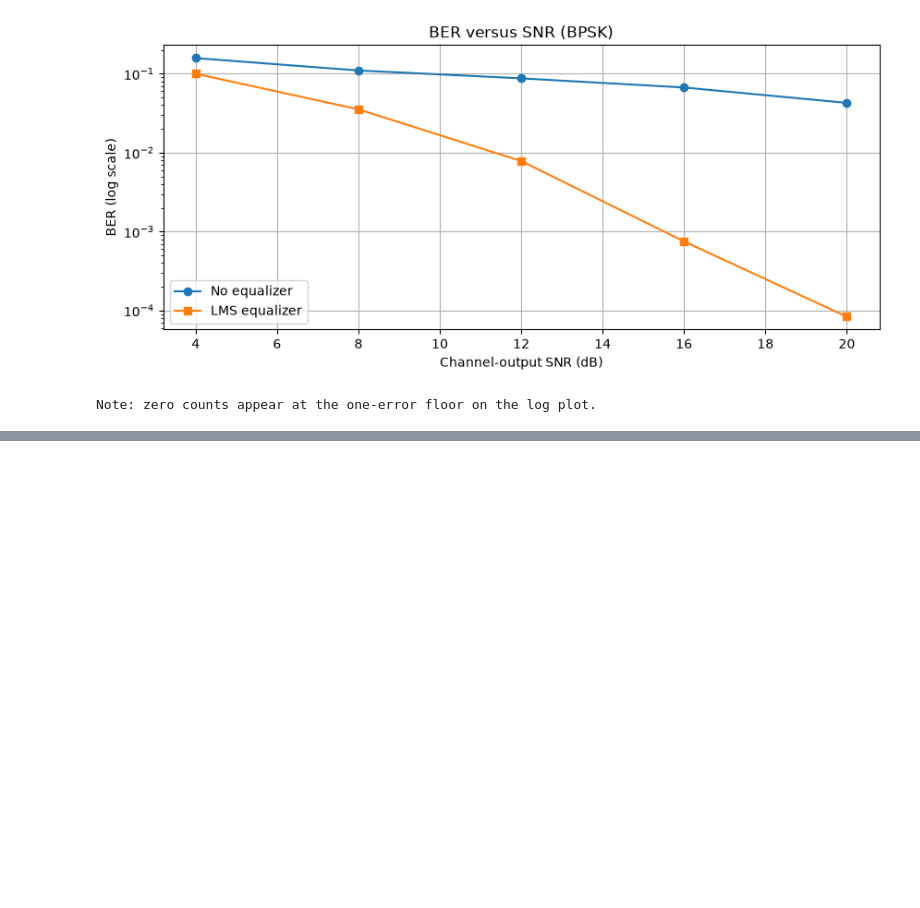
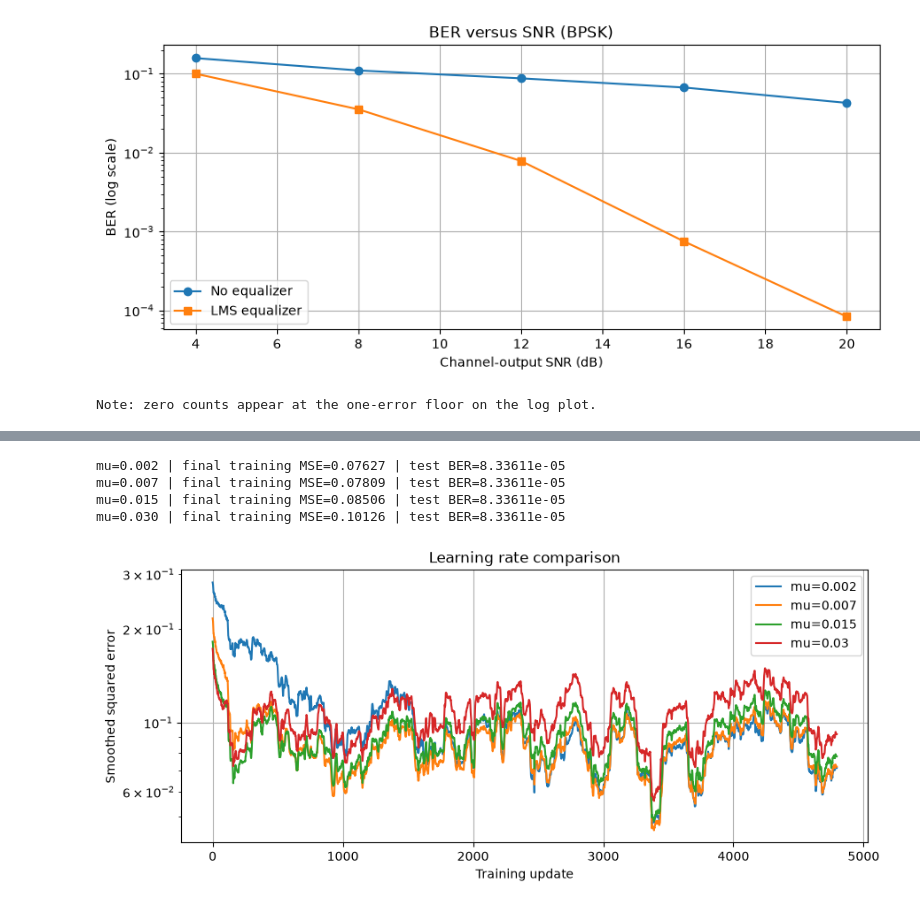
Before and after one commit to R1999T/cmsp_lms_project, a Jupyter notebook: LMS.ipynb, the cells around one changed output, grey strips where cells are left out. Drawn from its saved outputs; the diff is of its cells as text; code cells hidden in the pictures; blank space fills up the shorter version.

```diff
--- a/LMS.ipynb
+++ b/LMS.ipynb
@@ -278,0 +282,19 @@ Note: zero counts appear at the one-error floor on the log plot.
+# %%
+step_sizes = [0.002, 0.007, 0.015, 0.03]
+fig, ax = plt.subplots()
+for step in step_sizes:
+    r = simulate(MODULATION, SNR_DB, step, NUM_TAPS, DECISION_DELAY,
+                 CHANNEL, TRAIN_SYMBOLS, TEST_SYMBOLS, seed=SEED)
+    loss = r["mse_history"]
+    smooth = np.convolve(loss, np.ones(200)/200, "valid")
+    ax.semilogy(np.arange(len(smooth)), np.maximum(smooth, 1e-9), label=f"mu={step}")
+    print(f"mu={step:.3f} | final training MSE={loss[-500:].mean():.5f} | "
+          f"test BER={r['ber_after']:.6g}")
+ax.set(title="Learning rate comparison", xlabel="Training update", ylabel="Smoothed squared error")
+ax.legend(); plt.show()
+# %% [output]
+mu=0.002 | final training MSE=0.07627 | test BER=8.33611e-05
+mu=0.007 | final training MSE=0.07809 | test BER=8.33611e-05
+mu=0.015 | final training MSE=0.08506 | test BER=8.33611e-05
+mu=0.030 | final training MSE=0.10126 | test BER=8.33611e-05
+[figure, added]
```
Also changed, not shown: parts of 4 cells of this notebook.
